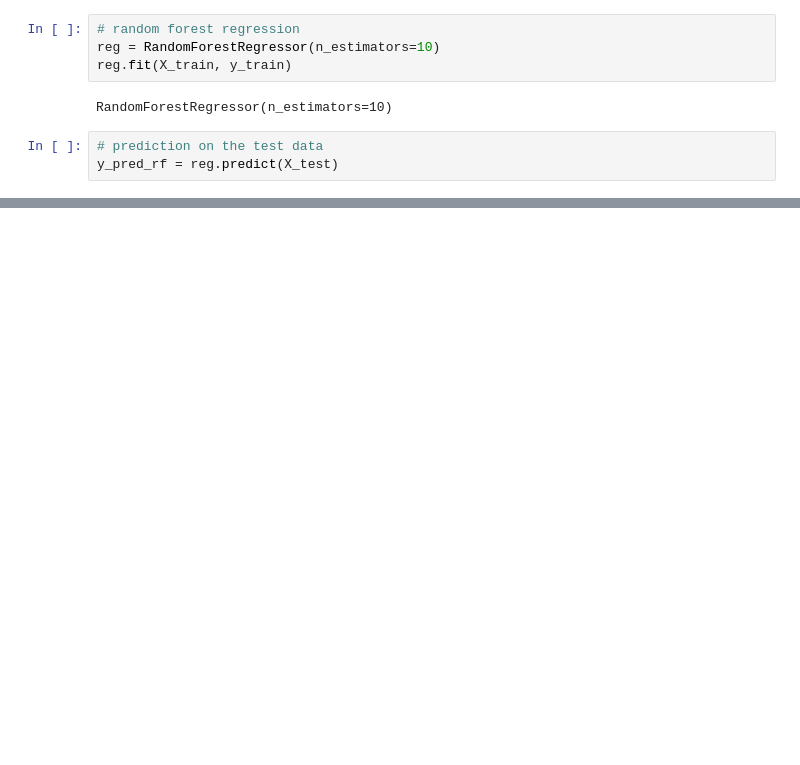
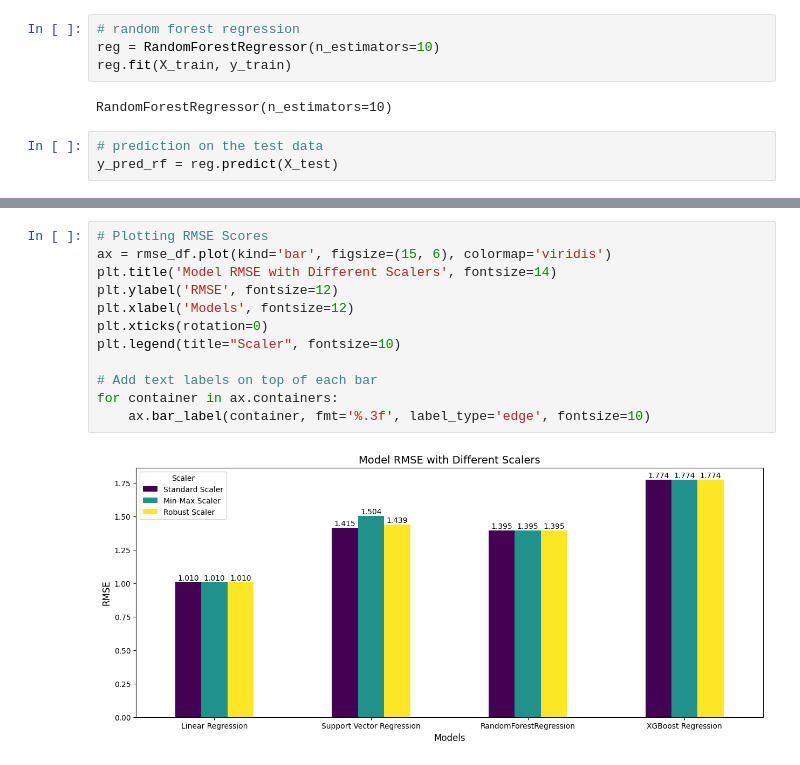
Before and after one commit to bytesbyt/ds_stock_market, a Jupyter notebook: stock_market.ipynb, the cells around one changed output, grey strips where cells are left out. Saved outputs shown, nothing was run; the diff lists cells and outputs as text; blank space fills up the shorter version.

```diff
--- a/stock_market.ipynb
+++ b/stock_market.ipynb
@@ -480,0 +586,14 @@ XGBoost Regression                0.999799        0.999799       0.999799
+# %%
+# Plotting RMSE Scores
+ax = rmse_df.plot(kind='bar', figsize=(15, 6), colormap='viridis')
+plt.title('Model RMSE with Different Scalers', fontsize=14)
+plt.ylabel('RMSE', fontsize=12)
+plt.xlabel('Models', fontsize=12)
+plt.xticks(rotation=0)
+plt.legend(title="Scaler", fontsize=10)
+
+# Add text labels on top of each bar
+for container in ax.containers:
+    ax.bar_label(container, fmt='%.3f', label_type='edge', fontsize=10)
+# %% [output]
+[figure, added]
```
Also changed, not shown: parts of 23 cells of this notebook.
